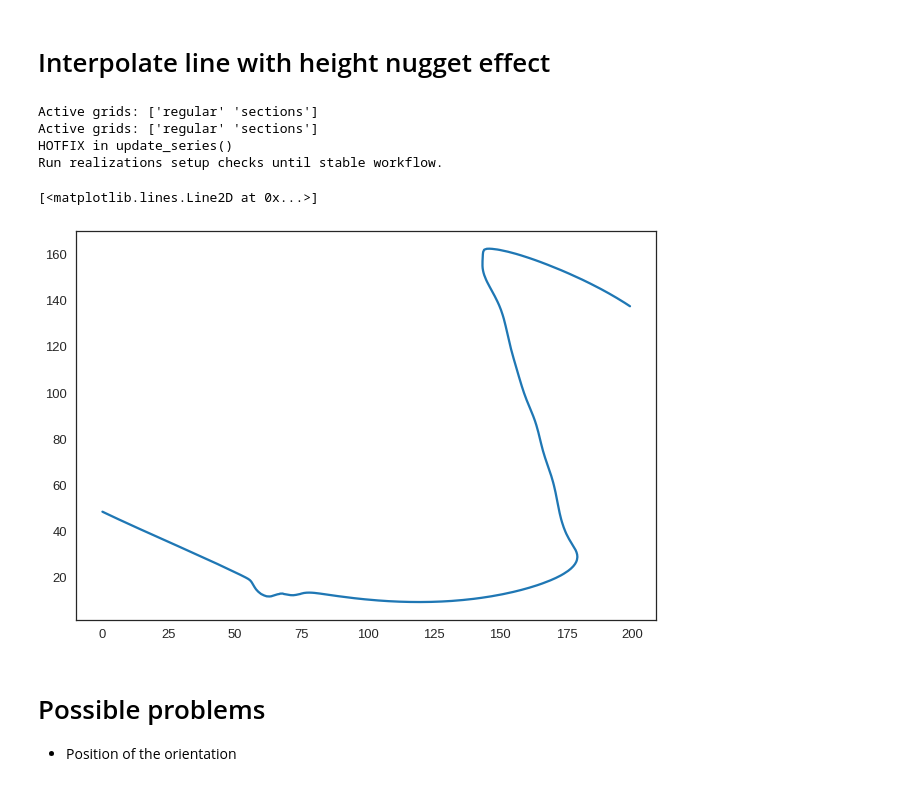
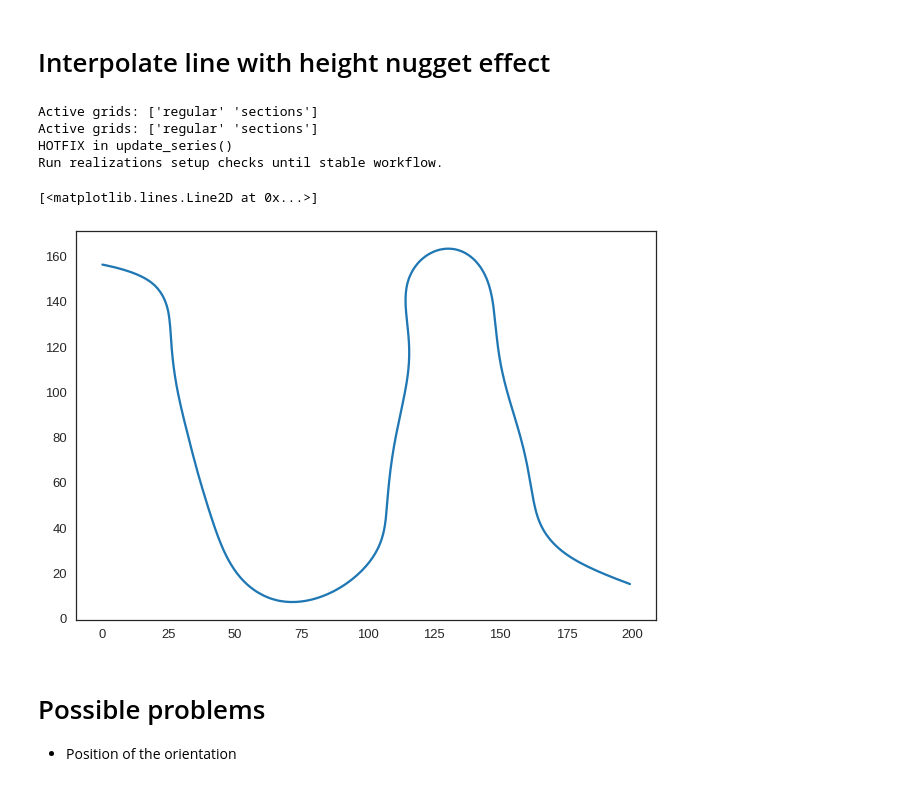
Before and after one commit to TrellixVulnTeam/gempy-notebooks_Q97W, a Jupyter notebook: server-gempy/nugget_effect.ipynb, the cells around one changed output. Drawn from its saved outputs; the diff is of its cells as text; code cells hidden in the pictures.

```diff
--- a/server-gempy/nugget_effect.ipynb
+++ b/server-gempy/nugget_effect.ipynb
@@ -146,7 +146,7 @@ xvals = xvals * 100 + 500
 yvals = yvals * 400 + 450
 
 # add noise
-noise = np.random.normal(0,10,len(yvals))
+noise = np.random.normal(0,5,len(yvals))
 yvals = yvals + noise
 
 # plot
@@ -282,7 +282,7 @@ df_sp['smooth'] = 0.1
 # create orientation
 df_or = pd.DataFrame(columns=['X', 'Y', 'Z', 'dip', 'azimuth', 'polarity', 'formation'])
 df_or['X'] = xvals[np.where(yvals == np.max(yvals))]
-df_or['Y'] = 500 + 1
+df_or['Y'] = 500 + 400
 df_or['Z'] = np.max(yvals)
 df_or['formation'] = 'rock1'
 df_or['dip'] = 0
@@ -291,34 +291,34 @@ df_or['polarity'] = 1
 # %%
 real_setup.setup_realization(
         geo_model=geo_model,
         geo_model_extent=geo_model_extent,
         section=section,
         series_df=series_df,
         surfaces_df=surfaces_df,
         surface_points_original_df=df_sp,
         orientations_original_df=df_or
 )
 
 geo_model.modify_surface_points(
-    geo_model.surface_points.df.index, smooth=0.0001
+    geo_model.surface_points.df.index, smooth=0.1
 )
 geo_model.update_to_interpolator()
 
 
 if real_run.check_setup_single_realization(geo_model):
     solution = gp.compute_model(model=geo_model, sort_surfaces=False)
 
 contours = post_pro.compute_section_contours(geo_model)
 interpolated_line = contours['rock1']
 interpolated_line.shape
 plt.plot(interpolated_line[:,0], interpolated_line[:,1])
 # %% [output]
 Active grids: ['regular' 'sections']
 Active grids: ['regular' 'sections']
 HOTFIX in update_series()
 Run realizations setup checks until stable workflow.
 [<matplotlib.lines.Line2D at 0x...>]
-[figure, old version]
+[figure, new version]
 # %% [markdown]
 # Possible problems
 - Position of the orientation
```
Also changed, not shown: parts of 7 cells of this notebook.
